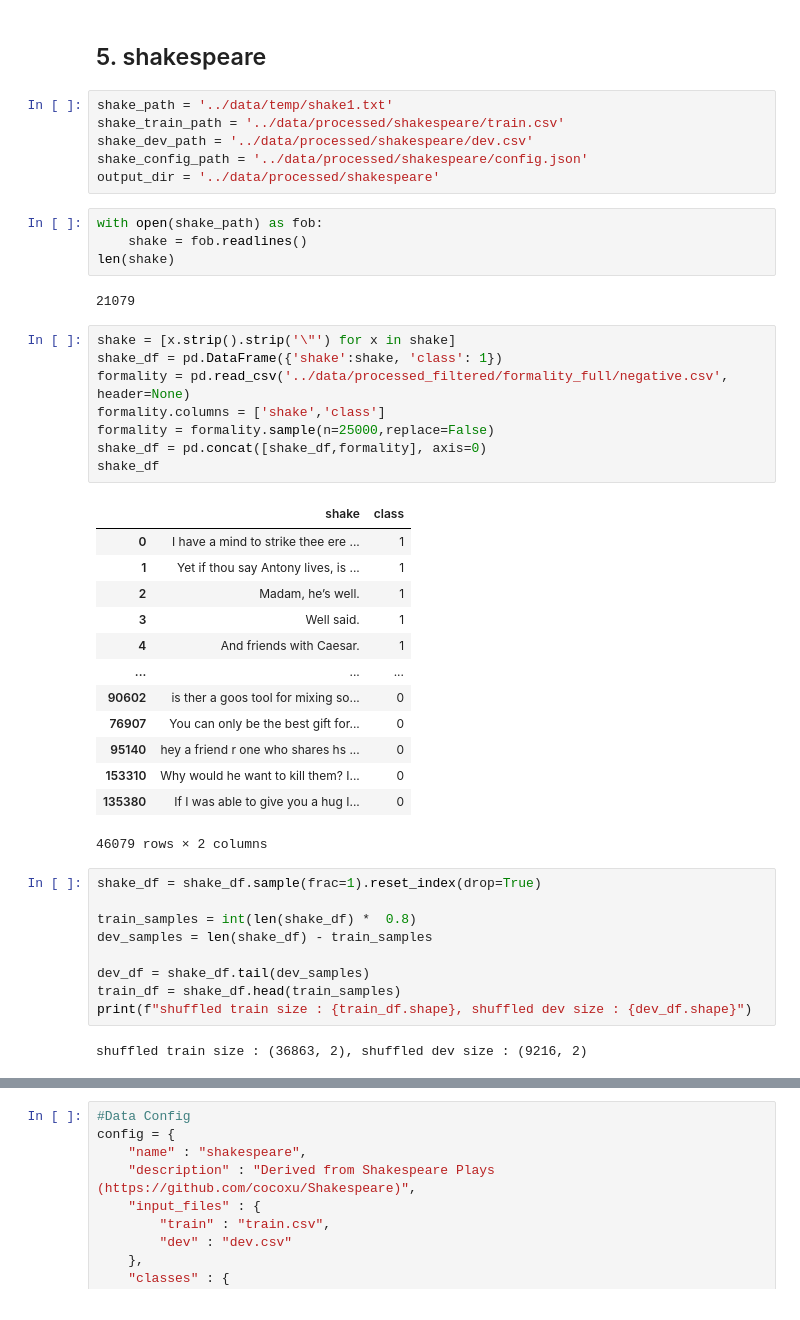
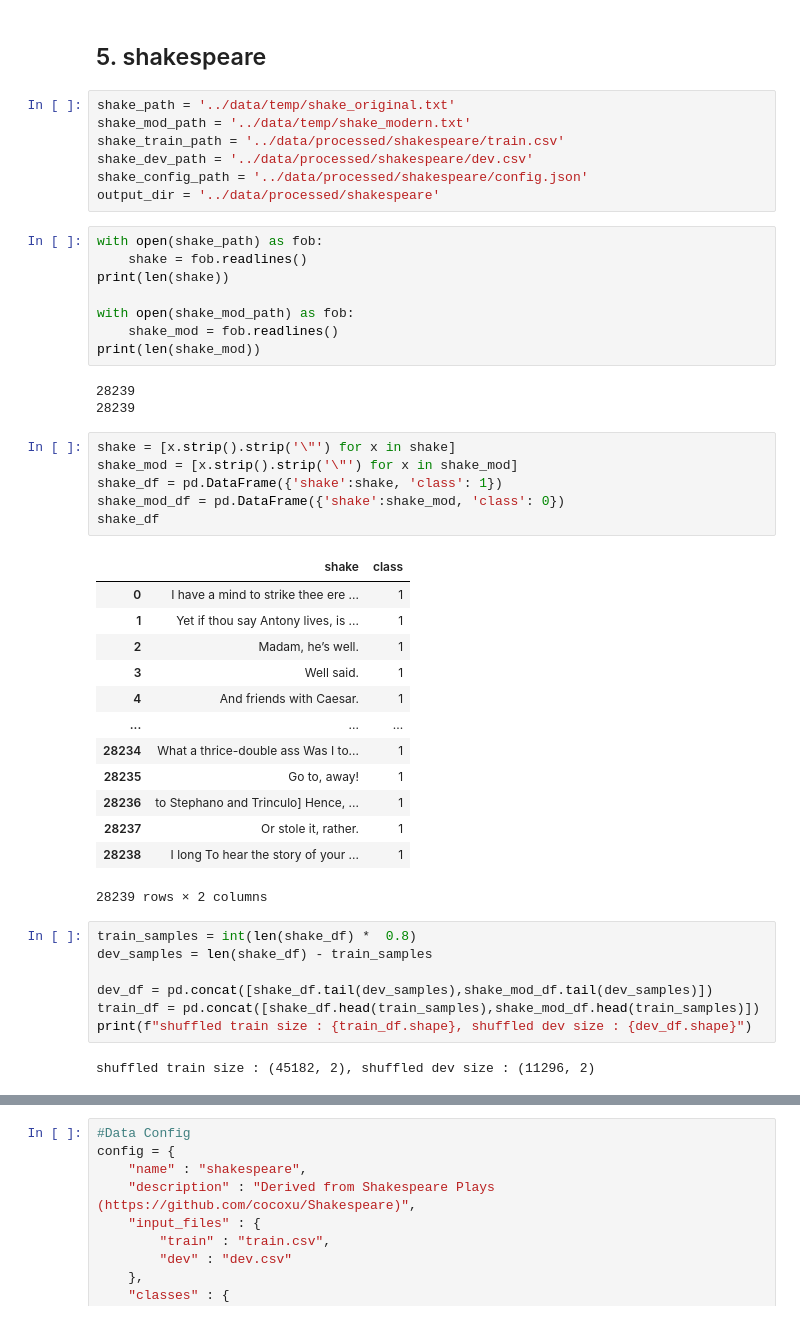
Before and after one commit to nuwandavek/marvin, a Jupyter notebook: ml/notebooks/JointModel_dataprep.ipynb, the cells around one changed output, grey strips where cells are left out. Saved outputs shown, nothing was run; the diff lists cells and outputs as text.

```diff
--- a/ml/notebooks/JointModel_dataprep.ipynb
+++ b/ml/notebooks/JointModel_dataprep.ipynb
@@ -488,7 +488,8 @@ with open(f"{output_dir}/config.json","w") as fob:
 # %% [markdown]
 ## 5. shakespeare
 # %%
-shake_path = '../data/temp/shake1.txt'
+shake_path = '../data/temp/shake_original.txt'
+shake_mod_path = '../data/temp/shake_modern.txt'
 shake_train_path = '../data/processed/shakespeare/train.csv'
 shake_dev_path = '../data/processed/shakespeare/dev.csv'
 shake_config_path = '../data/processed/shakespeare/config.json'
@@ -496,42 +497,43 @@ output_dir = '../data/processed/shakespeare'
 # %%
 with open(shake_path) as fob:
     shake = fob.readlines()
-len(shake)
+print(len(shake))
+
+with open(shake_mod_path) as fob:
+    shake_mod = fob.readlines()
+print(len(shake_mod))
 # %% [output]
-21079
+28239
+28239
 # %%
 shake = [x.strip().strip('\"') for x in shake]
+shake_mod = [x.strip().strip('\"') for x in shake_mod]
 shake_df = pd.DataFrame({'shake':shake, 'class': 1})
-formality = pd.read_csv('../data/processed_filtered/formality_full/negative.csv', header=None)
-formality.columns = ['shake','class']
-formality = formality.sample(n=25000,replace=False)
-shake_df = pd.concat([shake_df,formality], axis=0)
+shake_mod_df = pd.DataFrame({'shake':shake_mod, 'class': 0})
 shake_df
 # %% [output]
 |  | shake | class |
 | 0 | I have a mind to strike thee ere ... | 1 |
 | 1 | Yet if thou say Antony lives, is ... | 1 |
 | 2 | Madam, he’s well. | 1 |
 | 3 | Well said. | 1 |
 | 4 | And friends with Caesar. | 1 |
 | ... | ... | ... |
-| 90602 | is ther a goos tool for mixing so... | 0 |
-| 76907 | You can only be the best gift for... | 0 |
-| 95140 | hey a friend r one who shares hs ... | 0 |
-| 153310 | Why would he want to kill them? I... | 0 |
-| 135380 | If I was able to give you a hug I... | 0 |
+| 28234 | What a thrice-double ass Was I to... | 1 |
+| 28235 | Go to, away! | 1 |
+| 28236 | to Stephano and Trinculo] Hence, ... | 1 |
+| 28237 | Or stole it, rather. | 1 |
+| 28238 | I long To hear the story of your ... | 1 |
-46079 rows × 2 columns
+28239 rows × 2 columns
 # %%
-shake_df = shake_df.sample(frac=1).reset_index(drop=True)
-
 train_samples = int(len(shake_df) *  0.8)
 dev_samples = len(shake_df) - train_samples
 
-dev_df = shake_df.tail(dev_samples)
-train_df = shake_df.head(train_samples)
+dev_df = pd.concat([shake_df.tail(dev_samples),shake_mod_df.tail(dev_samples)])
+train_df = pd.concat([shake_df.head(train_samples),shake_mod_df.head(train_samples)])
 print(f"shuffled train size : {train_df.shape}, shuffled dev size : {dev_df.shape}")
 # %% [output]
-shuffled train size : (36863, 2), shuffled dev size : (9216, 2)
+shuffled train size : (45182, 2), shuffled dev size : (11296, 2)
 # %%
 if not os.path.exists(output_dir):
     os.makedirs(output_dir)
```
Also changed, not shown: parts of 6 cells of this notebook, 4 other files.
